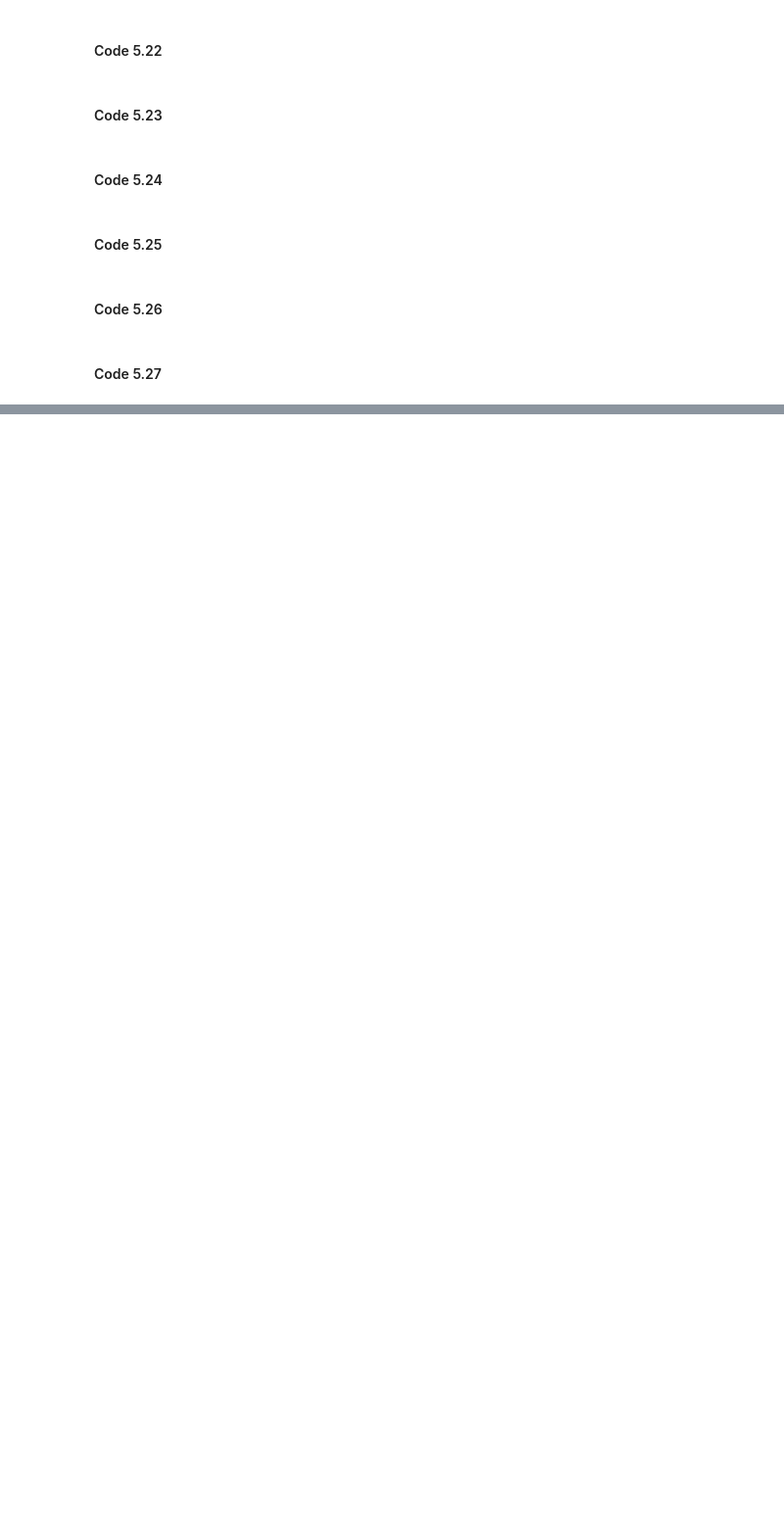
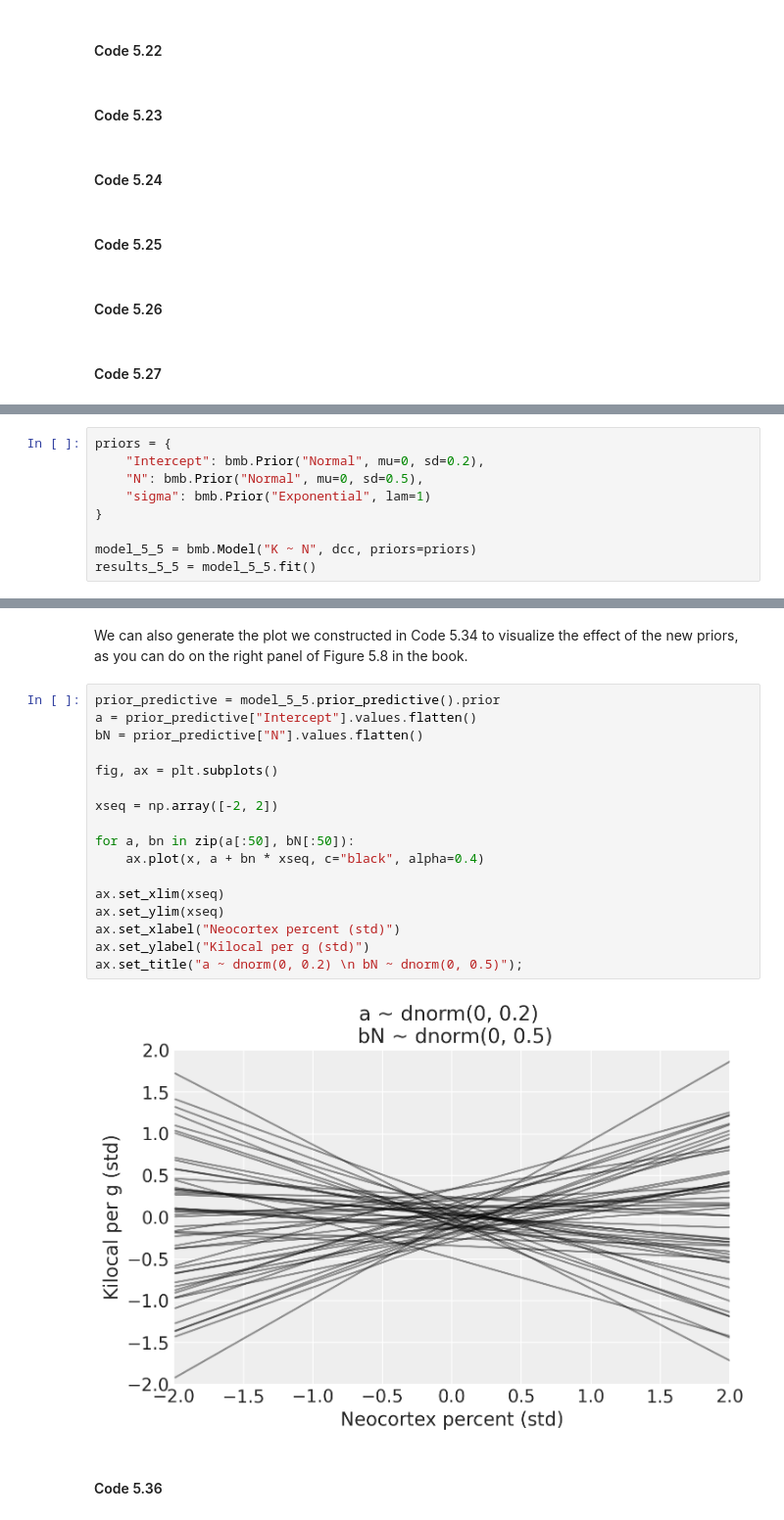
Before and after one commit to bambinos/educational-resources, a Jupyter notebook: Rethinking/Chp_05.ipynb, the cells around one changed output, grey strips where cells are left out. Shown at 98% size. Drawn from its saved outputs; the diff is of its cells as text; blank space fills up the shorter version.

```diff
--- a/Rethinking/Chp_05.ipynb
+++ b/Rethinking/Chp_05.ipynb
@@ -396,0 +466,9 @@ This is a multivariate regression model, which is not supported in Bambi yet.
+# %%
+priors = {
+    "Intercept": bmb.Prior("Normal", mu=0, sd=0.2),
+    "N": bmb.Prior("Normal", mu=0, sd=0.5),
+    "sigma": bmb.Prior("Exponential", lam=1)
+}
+
+model_5_5 = bmb.Model("K ~ N", dcc, priors=priors)
+results_5_5 = model_5_5.fit()
@@ -396,0 +482,23 @@ This is a multivariate regression model, which is not supported in Bambi yet.
+# %% [markdown]
+We can also generate the plot we constructed in Code 5.34 to visualize the effect of the new priors, as you can do on the right panel of Figure 5.8 in the book.
+# %%
+prior_predictive = model_5_5.prior_predictive().prior
+a = prior_predictive["Intercept"].values.flatten()
+bN = prior_predictive["N"].values.flatten()
+
+fig, ax = plt.subplots()
+
+xseq = np.array([-2, 2])
+
+for a, bn in zip(a[:50], bN[:50]):
+    ax.plot(x, a + bn * xseq, c="black", alpha=0.4)
+
+ax.set_xlim(xseq)
+ax.set_ylim(xseq)
+ax.set_xlabel("Neocortex percent (std)")
+ax.set_ylabel("Kilocal per g (std)")
+ax.set_title("a ~ dnorm(0, 0.2) \n bN ~ dnorm(0, 0.5)");
+# %% [output]
+[figure, added]
+# %% [markdown]
+#### Code 5.36
```
Also changed, not shown: parts of 75 cells of this notebook, 1 other file.
